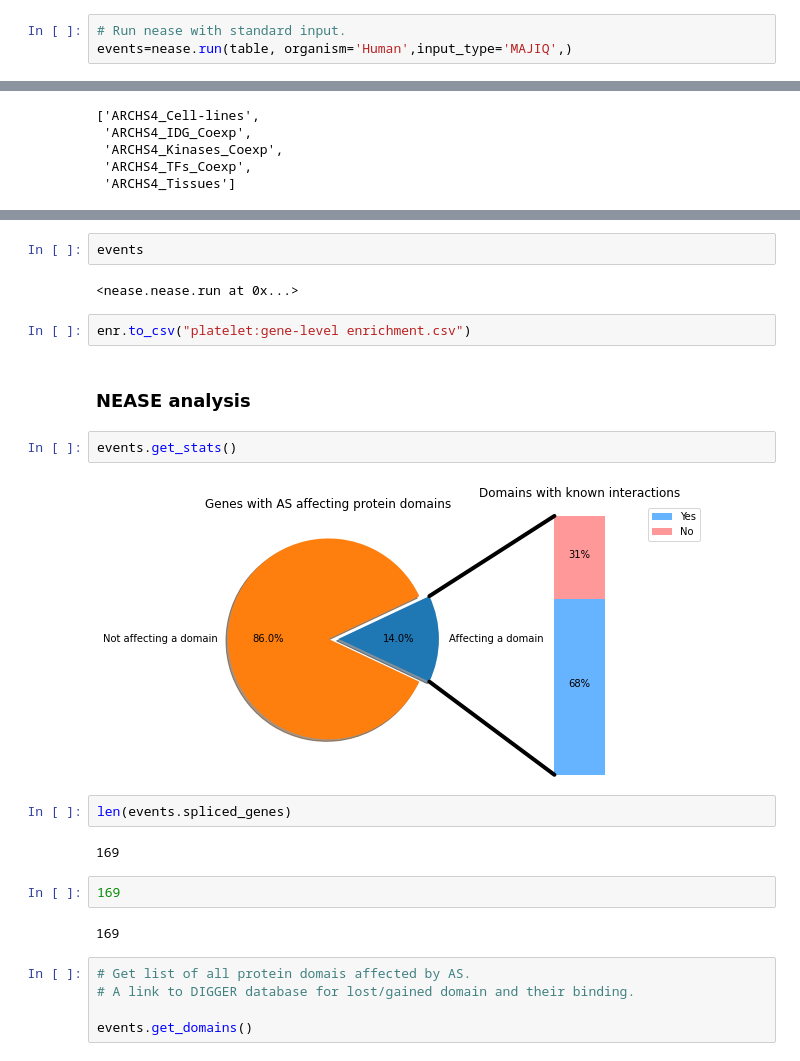
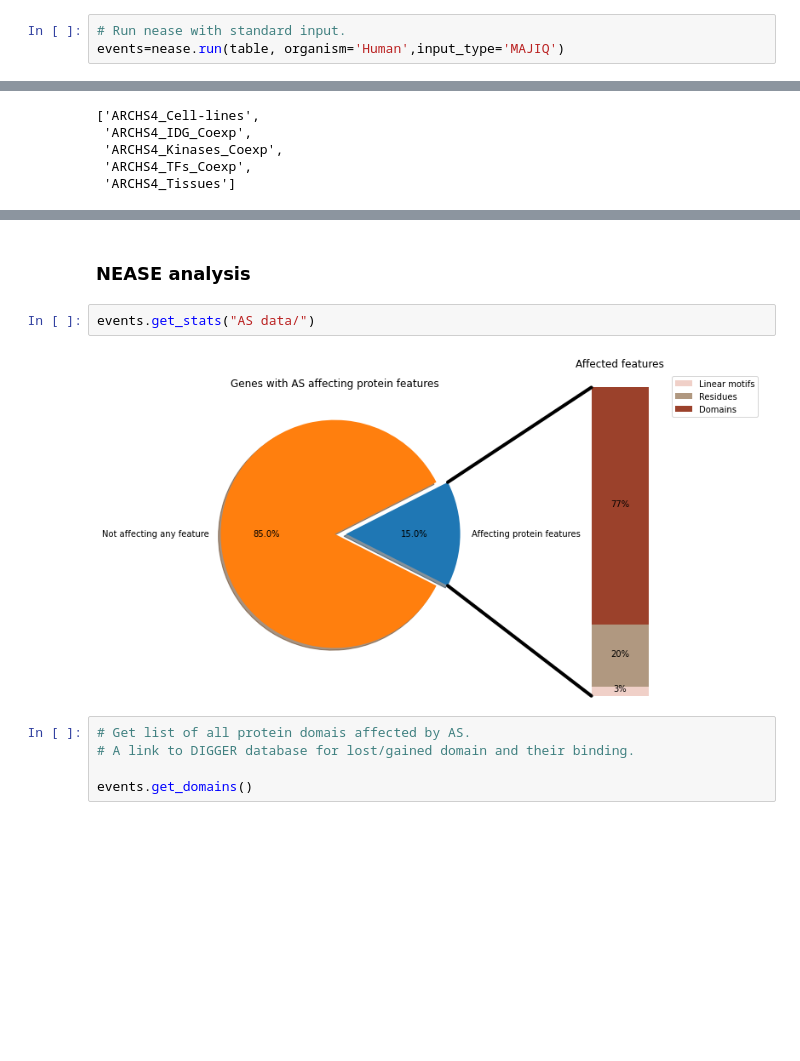
Before and after one commit to louadi/NEASE-tutorials, a Jupyter notebook: Platelet_data.ipynb, the cells around one changed output, grey strips where cells are left out. Drawn from its saved outputs; the diff is of its cells as text; blank space fills up the shorter version.

```diff
--- a/Platelet_data.ipynb
+++ b/Platelet_data.ipynb
@@ -23,7 +23,7 @@ table.head(10)
 ### Run NEASE
 # %%
 # Run nease with standard input.
-events=nease.run(table, organism='Human',input_type='MAJIQ',)
+events=nease.run(table, organism='Human',input_type='MAJIQ')
 # %% [output]
 Processing MAJIQ format...
 MAJIQ output converted successfully to NEASE format.
@@ -72,23 +76,9 @@ enr.head(10)
-# %%
-events
-# %% [output]
-<nease.nease.run at 0x...>
-# %%
-enr.to_csv("platelet:gene-level enrichment.csv")
 # %% [markdown]
 ### NEASE analysis
 # %%
-events.get_stats()
+events.get_stats("AS data/")
 # %% [output]
-[figure, old version]
+[figure, new version]
-# %%
-len(events.spliced_genes)
-# %% [output]
-169
-# %%
-169
-# %% [output]
-169
 # %%
 # Get list of all protein domais affected by AS.
 # A link to DIGGER database for lost/gained domain and their binding.
```
Also changed, not shown: parts of 15 cells of this notebook, 5 other files.
